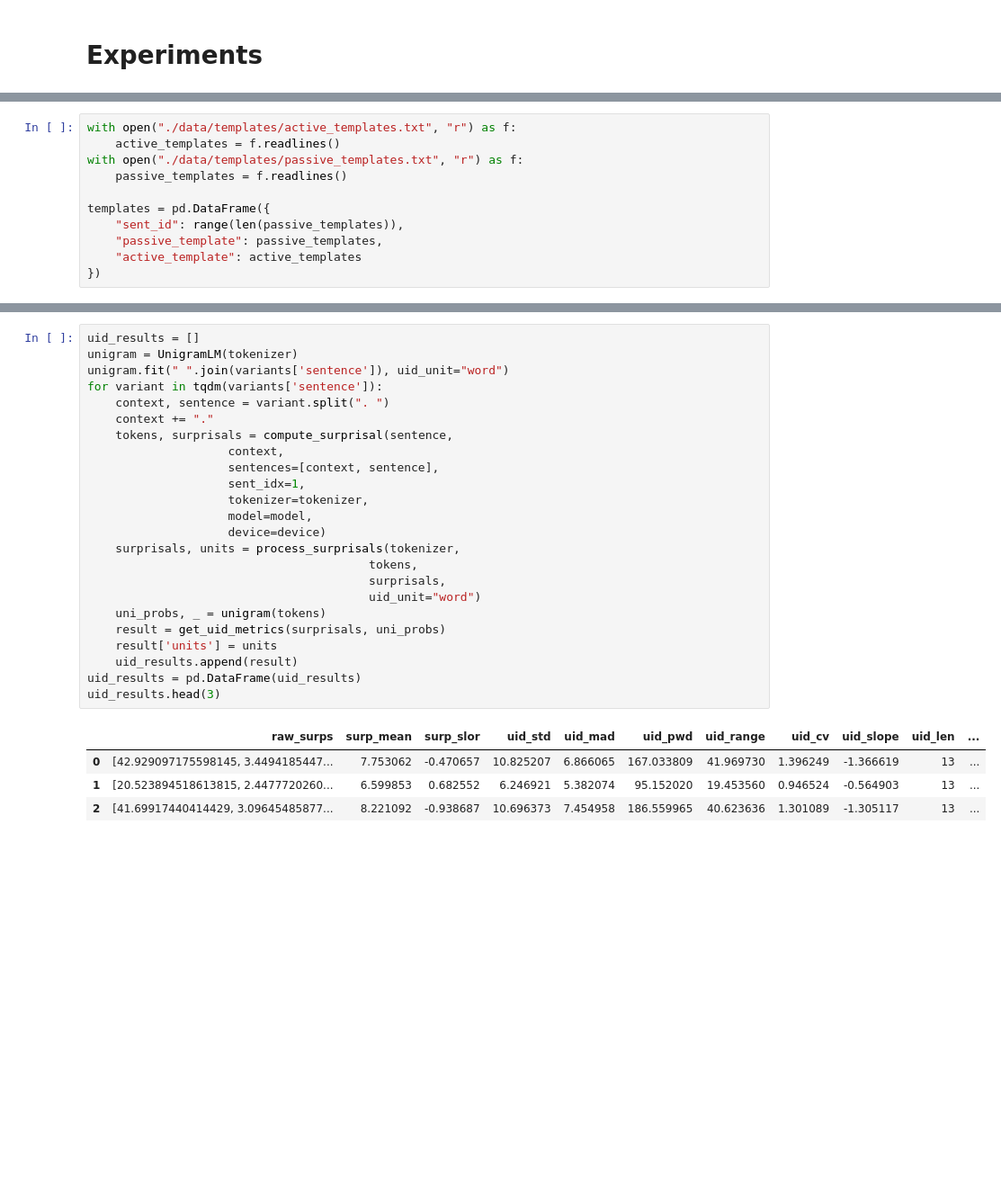
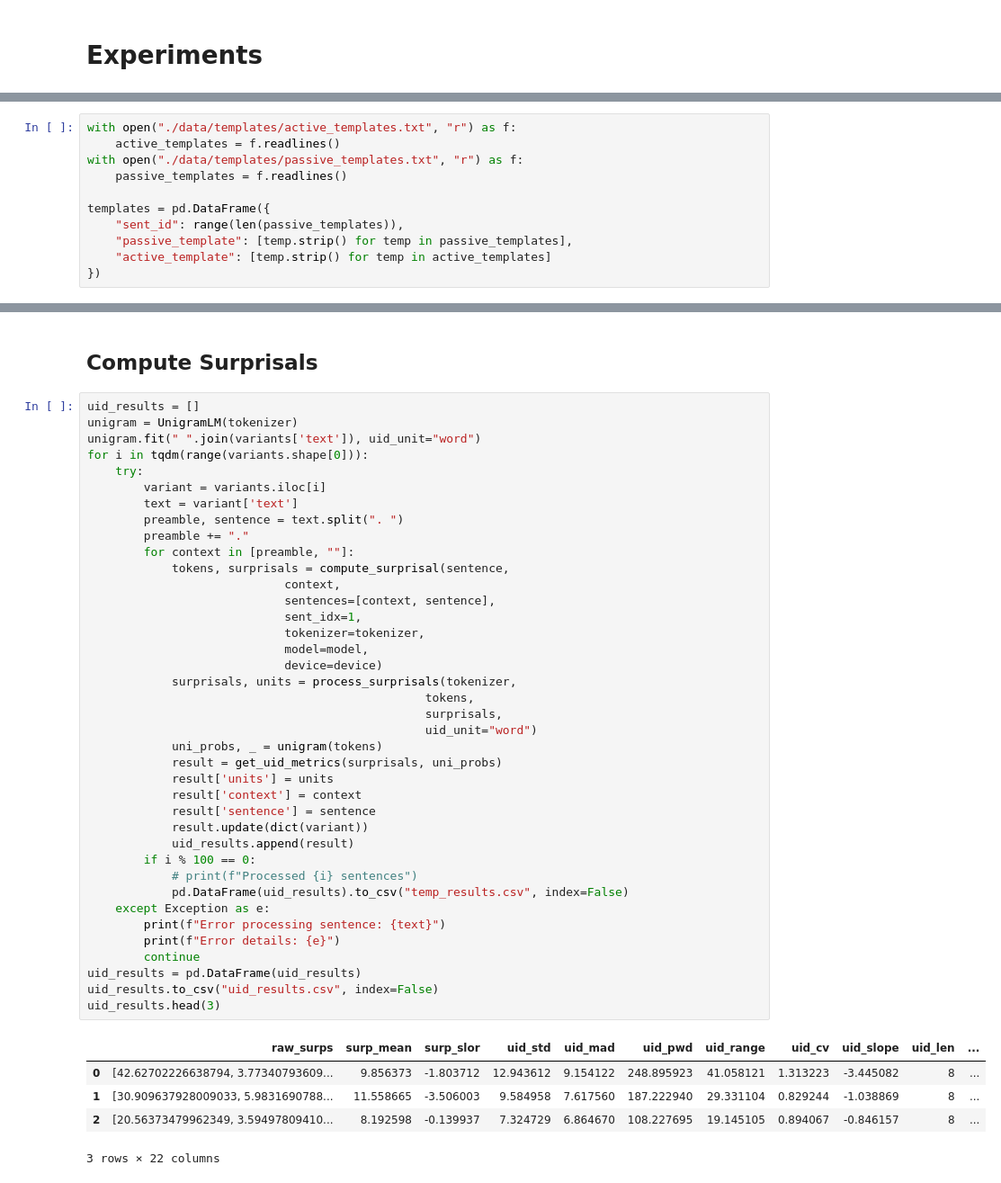
Before and after one commit to NolanChai/active-passive-alternations, a Jupyter notebook: template_experiments.ipynb, the cells around one changed output, grey strips where cells are left out. Shown at 90% size. Drawn from its saved outputs; the diff is of its cells as text; blank space fills up the shorter version.

```diff
--- a/template_experiments.ipynb
+++ b/template_experiments.ipynb
@@ -60,6 +61,6 @@ with open("./data/templates/passive_templates.txt", "r") as f:
 
 templates = pd.DataFrame({
     "sent_id": range(len(passive_templates)),
-    "passive_template": passive_templates,
-    "active_template": active_templates
+    "passive_template": [temp.strip() for temp in passive_templates],
+    "active_template": [temp.strip() for temp in active_templates]
 })
@@ -120,29 +135,47 @@ variants.head()
+# %% [markdown]
+## Compute Surprisals
 # %%
 uid_results = []
 unigram = UnigramLM(tokenizer)
-unigram.fit(" ".join(variants['sentence']), uid_unit="word")
-for variant in tqdm(variants['sentence']):
-    context, sentence = variant.split(". ")
-    context += "."
-    tokens, surprisals = compute_surprisal(sentence,
-                    context,
-                    sentences=[context, sentence],
-                    sent_idx=1,
-                    tokenizer=tokenizer,
-                    model=model,
-                    device=device)
-    surprisals, units = process_surprisals(tokenizer,
-                                        tokens,
-                                        surprisals,
-                                        uid_unit="word")
-    uni_probs, _ = unigram(tokens)
-    result = get_uid_metrics(surprisals, uni_probs)
-    result['units'] = units
-    uid_results.append(result)
+unigram.fit(" ".join(variants['text']), uid_unit="word")
+for i in tqdm(range(variants.shape[0])):
+    try:
+        variant = variants.iloc[i]
+        text = variant['text']
+        preamble, sentence = text.split(". ")
+        preamble += "."
+        for context in [preamble, ""]:
+            tokens, surprisals = compute_surprisal(sentence,
+                            context,
+                            sentences=[context, sentence],
+                            sent_idx=1,
+                            tokenizer=tokenizer,
+                            model=model,
+                            device=device)
+            surprisals, units = process_surprisals(tokenizer,
+                                                tokens,
+                                                surprisals,
+                                                uid_unit="word")
+            uni_probs, _ = unigram(tokens)
+            result = get_uid_metrics(surprisals, uni_probs)
+            result['units'] = units
+            result['context'] = context
+            result['sentence'] = sentence
+            result.update(dict(variant))
+            uid_results.append(result)
+        if i % 100 == 0:
+            # print(f"Processed {i} sentences")
+            pd.DataFrame(uid_results).to_csv("temp_results.csv", index=False)
+    except Exception as e:
+        print(f"Error processing sentence: {text}")
+        print(f"Error details: {e}")
+        continue
 uid_results = pd.DataFrame(uid_results)
+uid_results.to_csv("uid_results.csv", index=False)
 uid_results.head(3)
 # %% [output]
 |  | raw_surps | surp_mean | surp_slor | uid_std | uid_mad | uid_pwd | uid_range | uid_cv | uid_slope | uid_len | ... |
-| 0 | [42.929097175598145, 3.4494185447... | 7.753062 | -0.470657 | 10.825207 | 6.866065 | 167.033809 | 41.969730 | 1.396249 | -1.366619 | 13 | ... |
-| 1 | [20.523894518613815, 2.4477720260... | 6.599853 | 0.682552 | 6.246921 | 5.382074 | 95.152020 | 19.453560 | 0.946524 | -0.564903 | 13 | ... |
-| 2 | [41.69917440414429, 3.09645485877... | 8.221092 | -0.938687 | 10.696373 | 7.454958 | 186.559965 | 40.623636 | 1.301089 | -1.305117 | 13 | ... |
+| 0 | [42.62702226638794, 3.77340793609... | 9.856373 | -1.803712 | 12.943612 | 9.154122 | 248.895923 | 41.058121 | 1.313223 | -3.445082 | 8 | ... |
+| 1 | [30.909637928009033, 5.9831690788... | 11.558665 | -3.506003 | 9.584958 | 7.617560 | 187.222940 | 29.331104 | 0.829244 | -1.038869 | 8 | ... |
+| 2 | [20.56373479962349, 3.59497809410... | 8.192598 | -0.139937 | 7.324729 | 6.864670 | 108.227695 | 19.145105 | 0.894067 | -0.846157 | 8 | ... |
+3 rows × 22 columns
```
Also changed, not shown: parts of 30 cells of this notebook, 1 other file.
